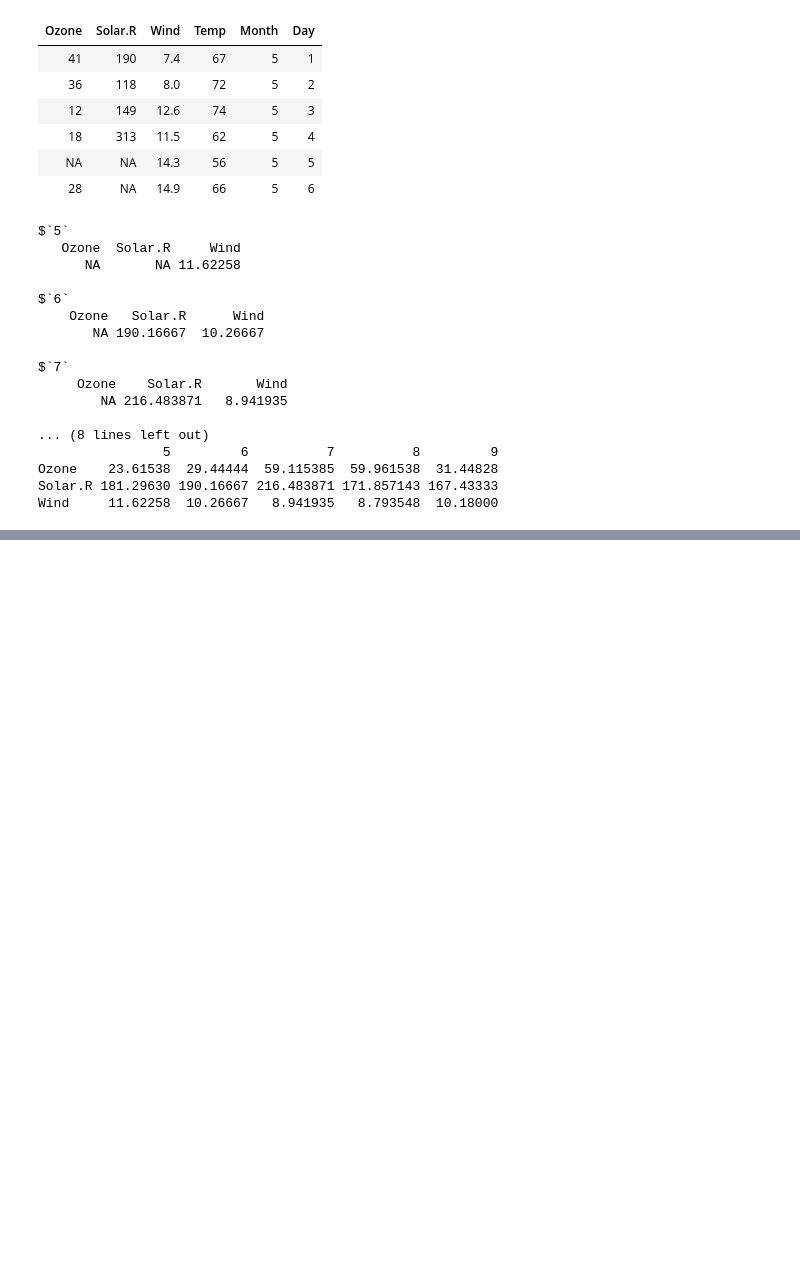
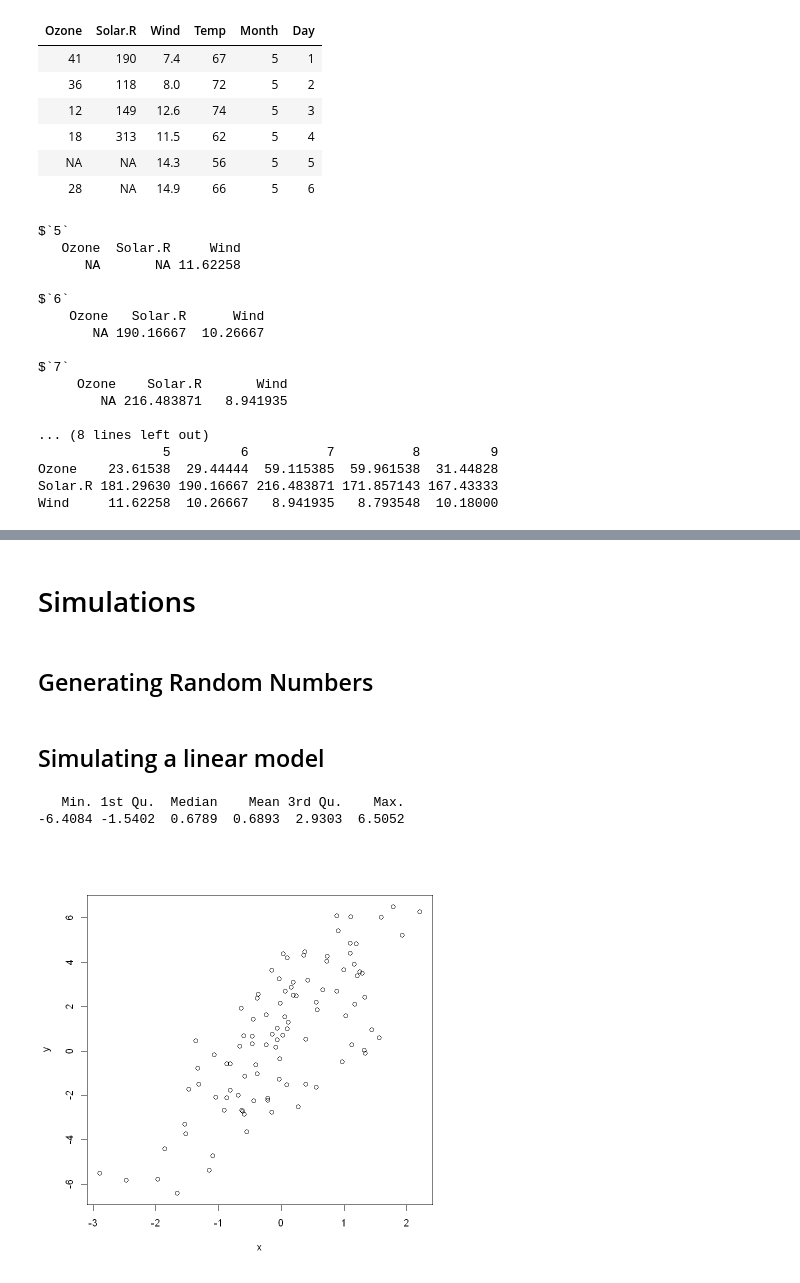
Before and after one commit to Reactor11/Data-Science-Using-R, a Jupyter notebook: Learning R/R-Notes.ipynb, the cells around one changed output, grey strips where cells are left out. Drawn from its saved outputs; the diff is of its cells as text; code cells hidden in the pictures; blank space fills up the shorter version.

```diff
--- a/Learning R/R-Notes.ipynb
+++ b/Learning R/R-Notes.ipynb
@@ -706,0 +707,4 @@ List of 6
+# %% [markdown]
+# Simulations
+# %% [markdown]
+## Generating Random Numbers
@@ -706,0 +716,13 @@ List of 6
+# %% [markdown]
+## Simulating a linear model
+# %%
+set.seed(20)
+x <- rnorm(100)
+e <- rnorm(100,0,2)
+y <- 0.5 + 2*x + e
+summary(y)
+plot(x,y)
+# %% [output]
+   Min. 1st Qu.  Median    Mean 3rd Qu.    Max.
+-6.4084 -1.5402  0.6789  0.6893  2.9303  6.5052
+[figure, added]
```
Also changed, not shown: parts of 5 cells of this notebook.
